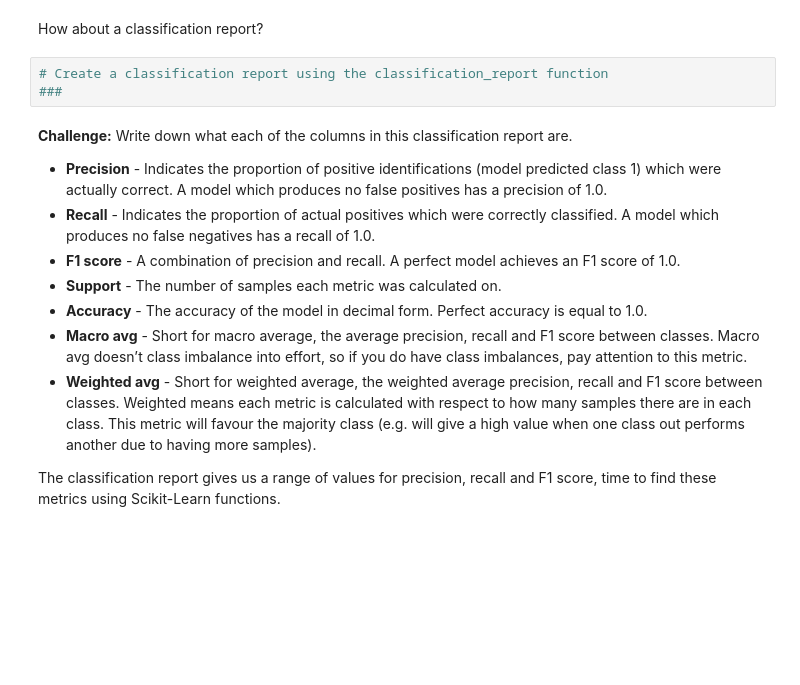
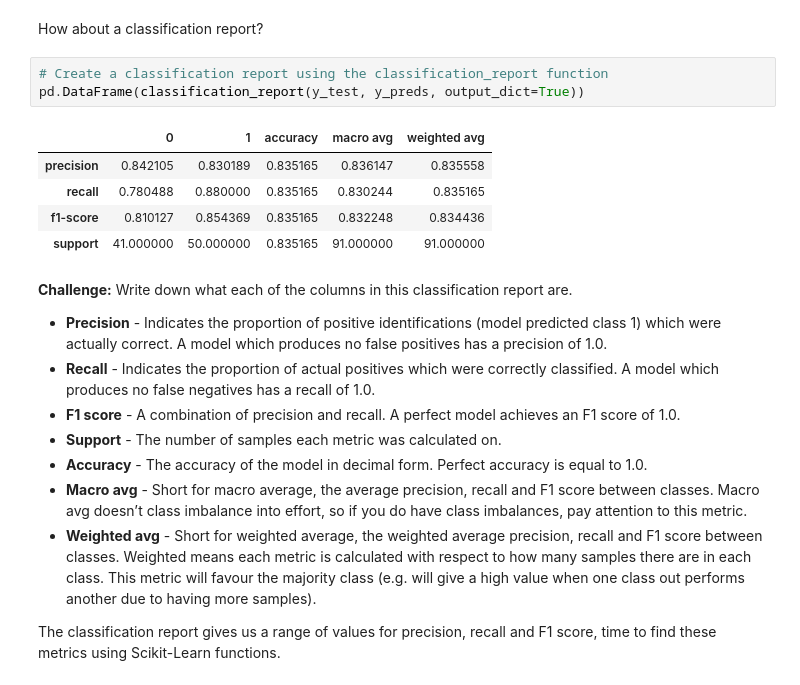
Before and after one commit to nevaan9/zero-to-mastery-ml, a Jupyter notebook: section-2-data-science-and-ml-tools/scikit-learn-exercises.ipynb, the cells around one changed output. Drawn from its saved outputs; the diff is of its cells as text; blank space fills up the shorter version.

```diff
--- a/section-2-data-science-and-ml-tools/scikit-learn-exercises.ipynb
+++ b/section-2-data-science-and-ml-tools/scikit-learn-exercises.ipynb
@@ -419,7 +434,13 @@ You might want to search something like "how to plot a confusion matrix". Note:
 How about a classification report?
 # %%
 # Create a classification report using the classification_report function
-###
+pd.DataFrame(classification_report(y_test, y_preds, output_dict=True))
+# %% [output]
+|  | 0 | 1 | accuracy | macro avg | weighted avg |
+| precision | 0.842105 | 0.830189 | 0.835165 | 0.836147 | 0.835558 |
+| recall | 0.780488 | 0.880000 | 0.835165 | 0.830244 | 0.835165 |
+| f1-score | 0.810127 | 0.854369 | 0.835165 | 0.832248 | 0.834436 |
+| support | 41.000000 | 50.000000 | 0.835165 | 91.000000 | 91.000000 |
 # %% [markdown]
 **Challenge:** Write down what each of the columns in this classification report are.
 
```
Also changed, not shown: parts of 27 cells of this notebook, 2 other files.
